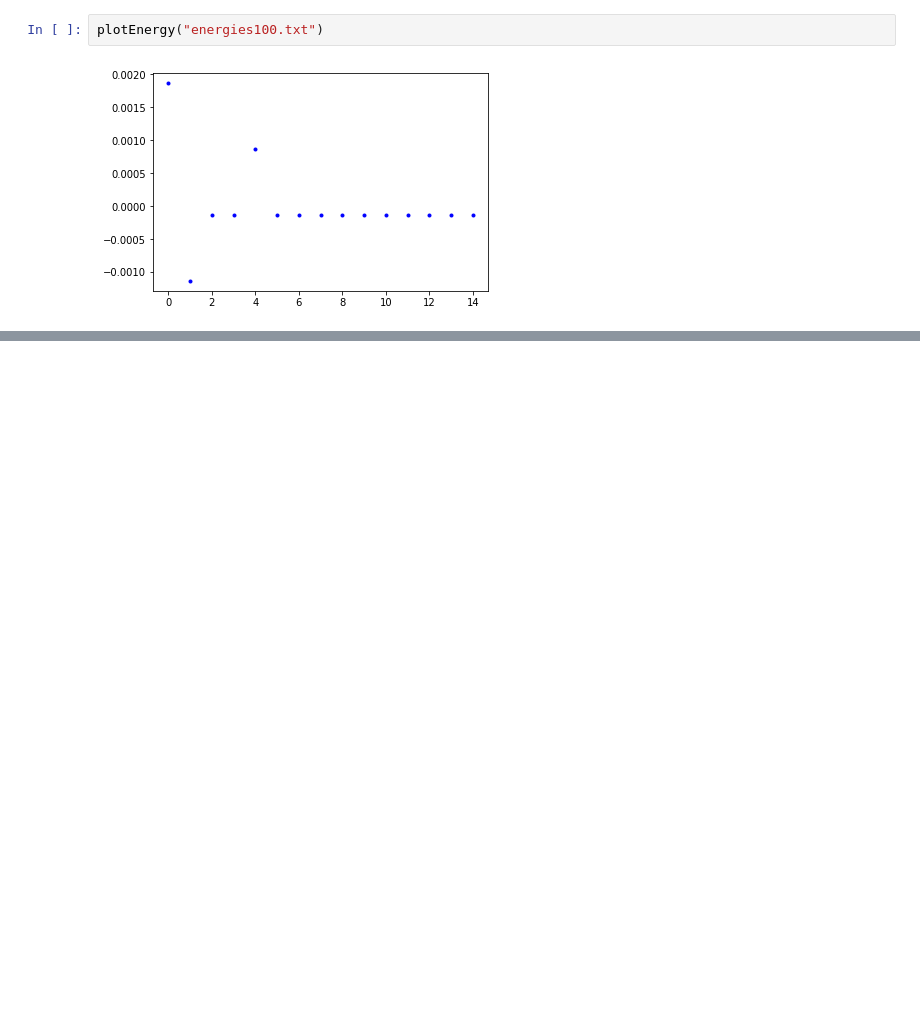
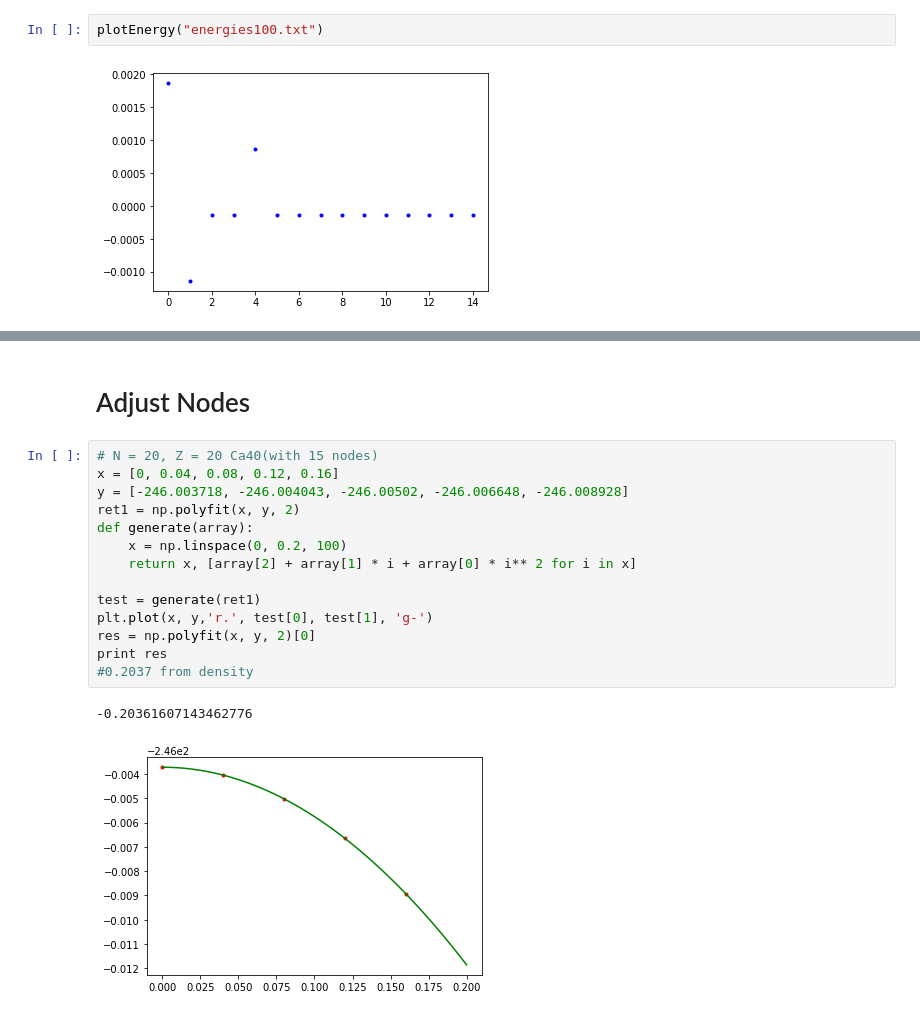
Before and after one commit to youyou6093/Deformed-Nuclei, a Jupyter notebook: output/m-1fromenergy.ipynb, the cells around one changed output, grey strips where cells are left out. Saved outputs shown, nothing was run; the diff lists cells and outputs as text; blank space fills up the shorter version.

```diff
--- a/output/m-1fromenergy.ipynb
+++ b/output/m-1fromenergy.ipynb
@@ -210,0 +211,19 @@ plotEnergy("energies.txt")
+# %% [markdown]
+# Adjust Nodes
+# %%
+# N = 20, Z = 20 Ca40(with 15 nodes)
+x = [0, 0.04, 0.08, 0.12, 0.16]
+y = [-246.003718, -246.004043, -246.00502, -246.006648, -246.008928]
+ret1 = np.polyfit(x, y, 2)
+def generate(array):
+    x = np.linspace(0, 0.2, 100)
+    return x, [array[2] + array[1] * i + array[0] * i** 2 for i in x]
+
+test = generate(ret1)
+plt.plot(x, y,'r.', test[0], test[1], 'g-')
+res = np.polyfit(x, y, 2)[0]
+print res
+#0.2037 from density
+# %% [output]
+-0.20361607143462776
+[figure, added]
```
Also changed, not shown: parts of 9 cells of this notebook, 17 other files.
